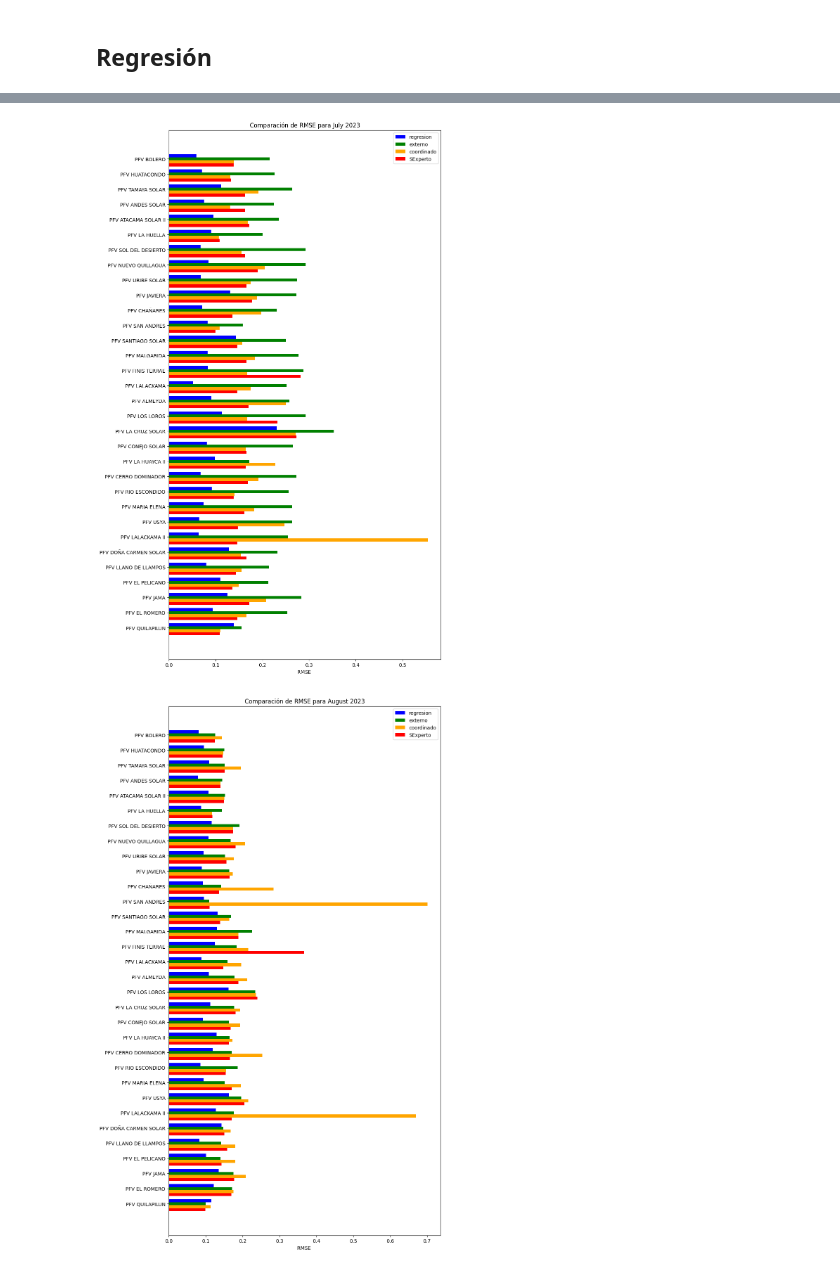
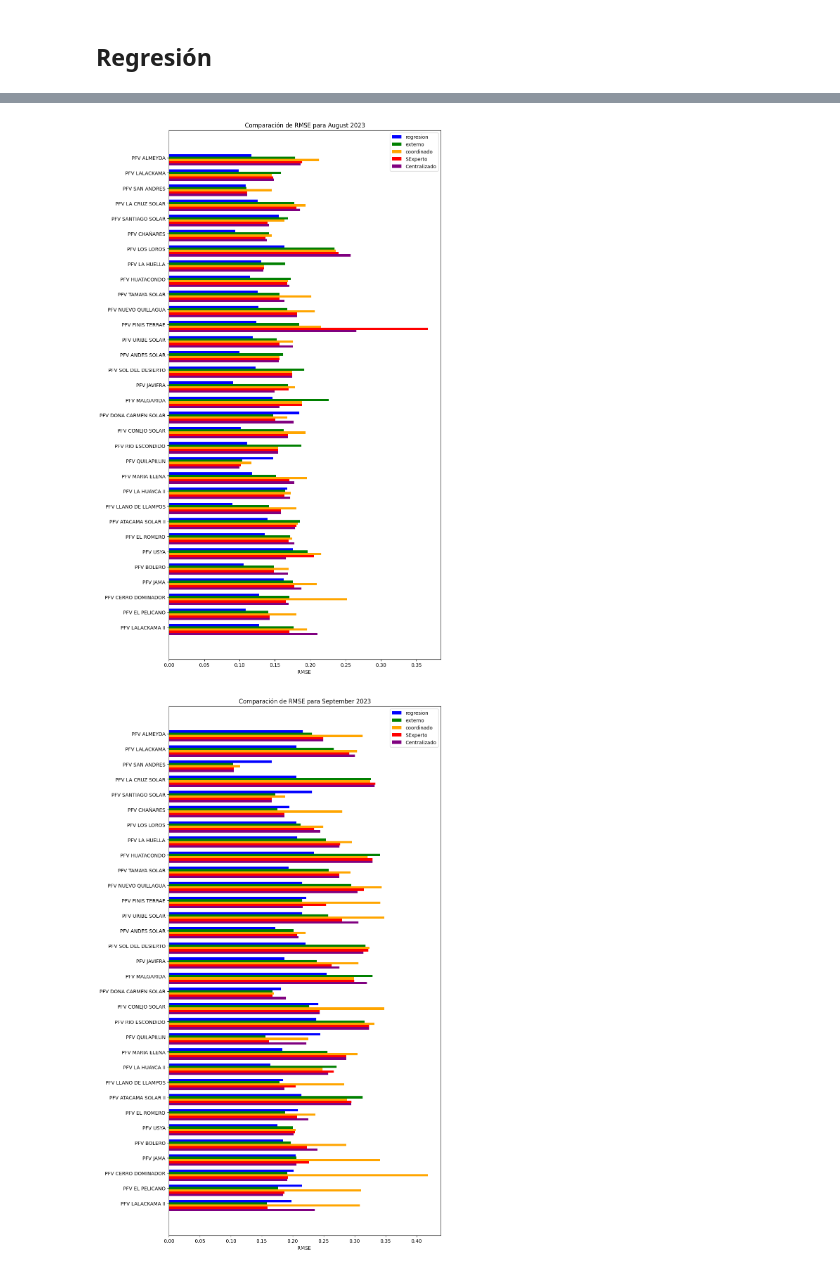
Before and after one commit to Ismael-Rods/Memoria, a Jupyter notebook: regresión _lineal.ipynb, the cells around one changed output, grey strips where cells are left out. Saved outputs shown, nothing was run; the diff lists cells and outputs as text; code cells hidden in the pictures.

```diff
--- a/regresión _lineal.ipynb
+++ b/regresión _lineal.ipynb
@@ -1050,6 +1082,7 @@ for central in centrales:
 
     # Almacenar los resultados en el diccionario, usando el nombre de la central como clave
     predicciones_df.rename(columns={0:'pred'},inplace=True)
+    predicciones_df['Fecha'] = central_brutos['Fecha'].iloc[(int(parametros['num_dias_entrenamiento']))*int(parametros['filas_por_dia']):]
     consolidado[central] = {
         'datos_central':central_brutos,
         'parametros': parametros,
@@ -1083,7 +1116,7 @@ PFV EL PELICANO
 PFV LALACKAMA II
 # %%
 rmse_centrales = pd.DataFrame()
-rmse_mensuales = {}
+rmse_mensuales = pd.DataFrame()
 df245 = pd.DataFrame()
 dferror = pd.DataFrame()
 parametrosC= pd.DataFrame()
@@ -1093,14 +1126,17 @@ for central in consolidado.keys():
     parametros_dict = consolidado[central]['parametros']
     parametros = pd.DataFrame([parametros_dict])  # Convertir el diccionario a DataFrame
     parametros['central'] = central  # Asegurar que 'central' se añade como columna al DataFrame
-    predicciones = consolidado[central]['predicciones']
+    predicciones = consolidado[central]['predicciones'].iloc[(31)*int(parametros_dict['filas_por_dia']):]
+    predicciones.reset_index(inplace=True, drop=True)
     potencia_maxima = parametros['potencia_maxima'].iloc[0]  # Asegurar acceso al valor correcto
     dc245  = pd.DataFrame()
-    dc245 = datos_central.iloc[int(parametros_dict['num_dias_entrenamiento'])*int(parametros_dict['filas_por_dia']):]
+    dc245 = datos_central.iloc[(int(parametros_dict['num_dias_entrenamiento'])+31)*int(parametros_dict['filas_por_dia']):]
     dc245.reset_index(inplace=True, drop=True)
      # Asegurar que solo se incluyan datos de junio a diciembre
-    dc245 = dc245[dc245['Fecha'].dt.month >= 6]
+    #dc245 = dc245[dc245['Fecha'].dt.month >= 5]
+    dc245['f_pred'] = predicciones['Fecha']
     dc245['pred'] = predicciones['pred']
+
     dc245['dia'] = dc245['Fecha'].dt.date
     dc245['identificador'] = pd.factorize(dc245['dia'])[0]
 
@@ -1167,8 +1203,10 @@ for central in consolidado.keys():
     ################ MENSUAL##################
     error_mensual = pd.DataFrame()
 
+
     error_mensual['MAE_regresion'] = (error.resample('M', on='Fecha')['MAE_regresion'].mean() / potencia_maxima)
     error_mensual['RMSE_regresion'] = (error.resample('M', on='Fecha')['RMSE_regresion'].apply(lambda x: np.sqrt(x.mean())) / potencia_maxima)
+    error_mensual['central'] = central
 
     error_mensual['MAE_externo'] = (error.resample('M', on='Fecha')['MAE_externo'].mean() / potencia_maxima)
     error_mensual['RMSE_externo'] = (error.resample('M', on='Fecha')['RMSE_externo'].apply(lambda x: np.sqrt(x.mean())) / potencia_maxima)
@@ -1181,18 +1219,22 @@ for central in consolidado.keys():
 
     error_mensual['MAE_Centralizado'] = (error.resample('M', on='Fecha')['MAE_Centralizado'].mean() / potencia_maxima)
     error_mensual['RMSE_Centralizado'] = (error.resample('M', on='Fecha')['RMSE_Centralizado'].apply(lambda x: np.sqrt(x.mean())) / potencia_maxima)
+    error_mensual.reset_index(inplace=True)
 
-     # Se agregó código aquí para calcular los errores mensuales
-    for mes, error_mes in error.groupby(error['Fecha'].dt.to_period('M')):
-        if central not in rmse_mensuales:
-            rmse_mensuales[central] = pd.DataFrame()
 
-        rmse_mensuales[central].loc[mes, 'RMSE_regresion'] = np.sqrt(error_mes['RMSE_regresion'].mean()) / potencia_maxima
-        rmse_mensuales[central].loc[mes, 'RMSE_externo'] = np.sqrt(error_mes['RMSE_externo'].mean()) / potencia_maxima
-        rmse_mensuales[central].loc[mes, 'RMSE_coordinado'] = np.sqrt(error_mes['RMSE_coordinado'].mean()) / potencia_maxima
-        rmse_mensuales[central].loc[mes, 'RMSE_SExperto'] = np.sqrt(error_mes['RMSE_SExperto'].mean()) / potencia_maxima
-        rmse_mensuales[central].loc[mes, 'RMSE_Centralizado'] = np.sqrt(error_mes['RMSE_Centralizado'].mean()) / potencia_maxima
+
     dferror = pd.concat([dferror,error])
     df245 = pd.concat([df245, dc245], ignore_index=True)
     parametrosC = pd.concat([parametrosC, parametros], ignore_index=True)
+    rmse_mensuales = pd.concat([rmse_mensuales,error_mensual],ignore_index=True)
+
+
+
+
+
+
+
+
+
+
 df245 = df245.rename(columns={'pred':'regresion'})
@@ -1232,14 +1292,14 @@ meses = pd.period_range(start=min(df.index.min() for df in rmse_mensuales.values
                         end=max(df.index.max() for df in rmse_mensuales.values()), freq='M')
 
 # Estilos de las barras
-estilos = ['regresion', 'externo', 'coordinado', 'SExperto']
-colores = ['blue', 'green', 'orange', 'red']
+estilos = ['regresion', 'externo', 'coordinado', 'SExperto', 'Centralizado']
+colores = ['blue', 'green', 'orange', 'red', 'purple']
 
 # Encuentra todos los meses únicos en los datos
 todos_los_meses = sorted(set(mes for central_data in rmse_mensuales.values() for mes in central_data.index))
 
 # Tamaño de las barras
-bar_width = 0.2
+bar_width = 0.15
 
 # Creamos un gráfico para cada mes
 for mes in todos_los_meses:
@@ -1273,2 +1333,2 @@ for mes in todos_los_meses:
-[figure, old version]
+[figure, new version]
-[figure, old version]
+[figure, new version]
```
Also changed, not shown: parts of 9 cells of this notebook, 1 other file.
